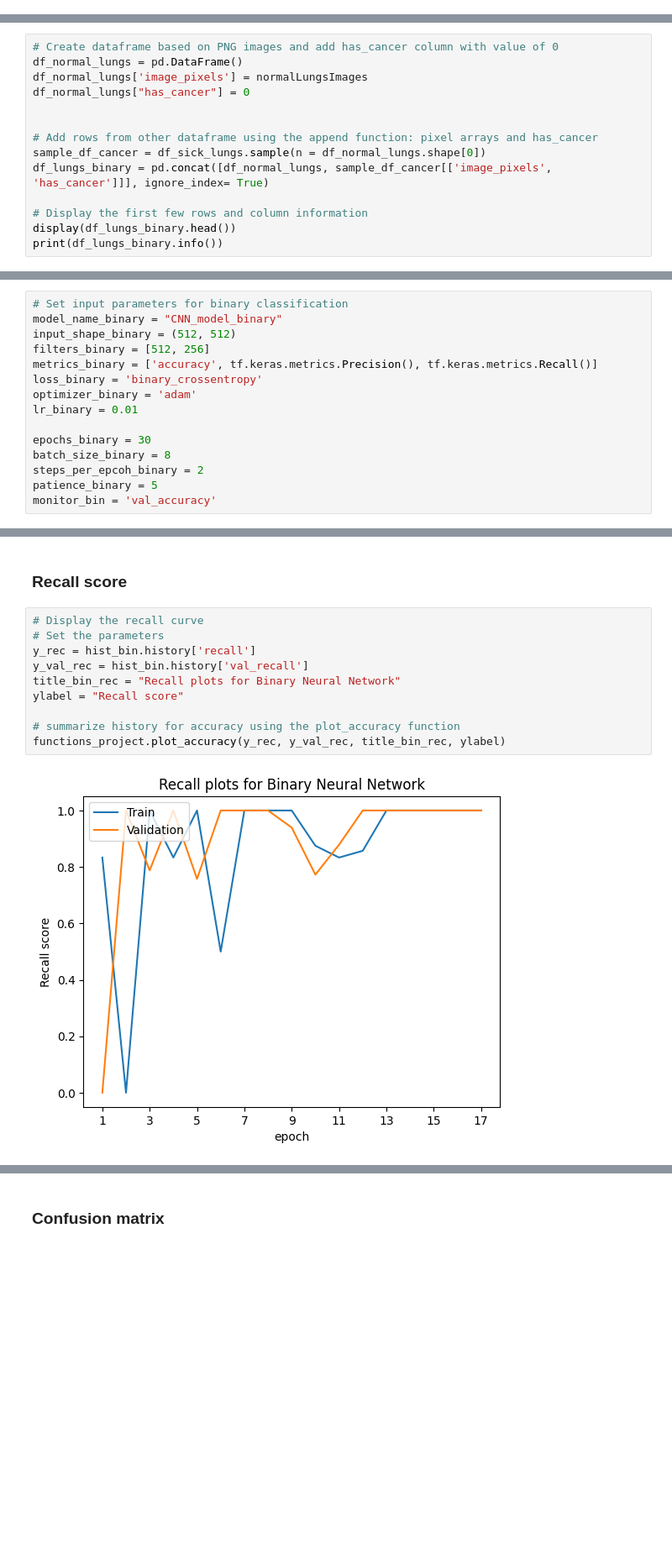
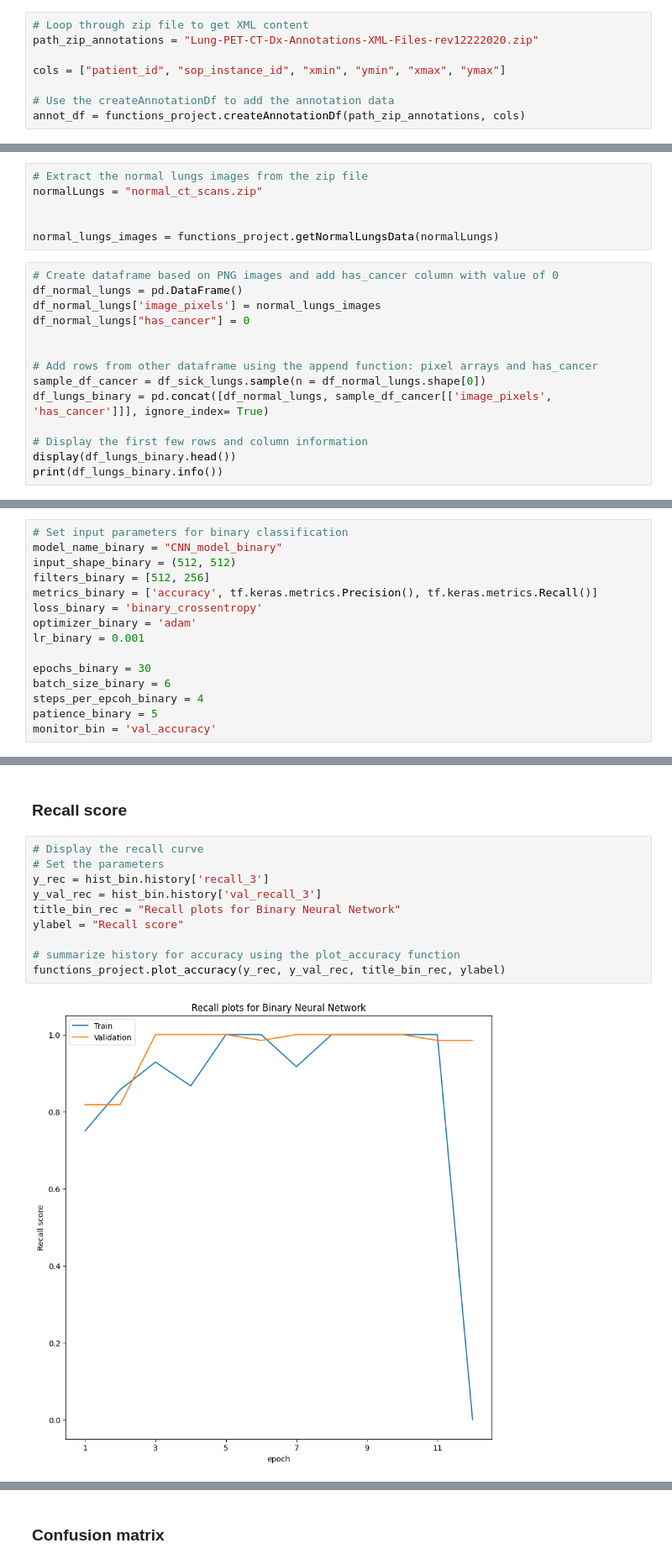
Before and after one commit to arondejong99/final-project-elu, a Jupyter notebook: final-project.ipynb, the cells around one changed output, grey strips where cells are left out. Shown at 84% size. Drawn from its saved outputs; the diff is of its cells as text; blank space fills up the shorter version.

Commit message:
Added functions and adjusted size of images

```diff
--- a/final-project.ipynb
+++ b/final-project.ipynb
@@ -178,3 +143,11 @@ with ZipFile(path_zip_annotations, 'r') as zip_annotations:
+# %%
+# Loop through zip file to get XML content
+path_zip_annotations = "Lung-PET-CT-Dx-Annotations-XML-Files-rev12222020.zip"
+
+cols = ["patient_id", "sop_instance_id", "xmin", "ymin", "xmax", "ymax"]
+
+# Use the createAnnotationDf to add the annotation data
+annot_df = functions_project.createAnnotationDf(path_zip_annotations, cols)
 # %%
 # Check the data for the annotation
 print(annot_df.info())
@@ -268,7 +221,13 @@ for pathNormalLung in tqdm(NormalLungFiles):
+# %%
+# Extract the normal lungs images from the zip file
+normalLungs = "normal_ct_scans.zip"
+
+
+normal_lungs_images = functions_project.getNormalLungsData(normalLungs)
 # %%
 # Create dataframe based on PNG images and add has_cancer column with value of 0
 df_normal_lungs = pd.DataFrame()
-df_normal_lungs['image_pixels'] = normalLungsImages
+df_normal_lungs['image_pixels'] = normal_lungs_images
 df_normal_lungs["has_cancer"] = 0
 
 
@@ -602,11 +561,11 @@ filters_binary = [512, 256]
 metrics_binary = ['accuracy', tf.keras.metrics.Precision(), tf.keras.metrics.Recall()]
 loss_binary = 'binary_crossentropy'
 optimizer_binary = 'adam'
-lr_binary = 0.01
+lr_binary = 0.001
 
 epochs_binary = 30
-batch_size_binary = 8
-steps_per_epcoh_binary = 2
+batch_size_binary = 6
+steps_per_epcoh_binary = 4
 patience_binary = 5
 monitor_bin = 'val_accuracy'
 # %%
@@ -789,15 +748,15 @@ functions_project.plot_accuracy(y_acc, y_val_acc, title_bin, ylabel)
 # %%
 # Display the recall curve
 # Set the parameters
-y_rec = hist_bin.history['recall']
-y_val_rec = hist_bin.history['val_recall']
+y_rec = hist_bin.history['recall_3']
+y_val_rec = hist_bin.history['val_recall_3']
 title_bin_rec = "Recall plots for Binary Neural Network"
 ylabel = "Recall score"
 
 # summarize history for accuracy using the plot_accuracy function
 functions_project.plot_accuracy(y_rec, y_val_rec, title_bin_rec, ylabel)
 # %% [output]
-[figure, old version]
+[figure, new version]
 # %%
 recall = recall_score(preds, y_test)
 
```
Also changed, not shown: parts of 33 cells of this notebook, 1 other file.
